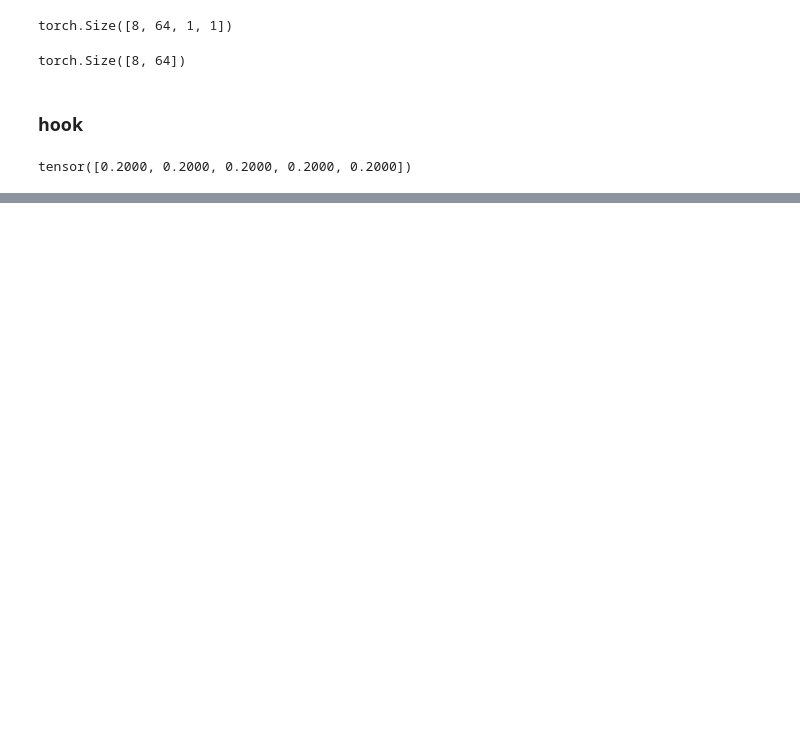
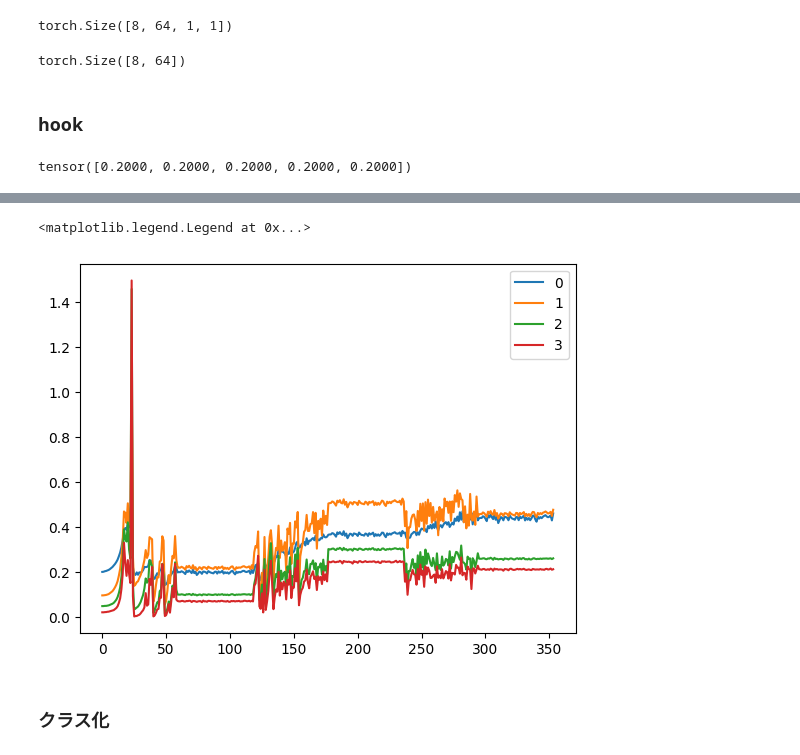
Before and after one commit to Syota-Ymauchi/RNN, a Jupyter notebook: review_cnn.ipynb, the cells around one changed output, grey strips where cells are left out. Cells and saved outputs as stored; diff of their text form; code cells hidden in the pictures; blank space fills up the shorter version.

```diff
--- a/review_cnn.ipynb
+++ b/review_cnn.ipynb
@@ -34,0 +47,3 @@ torch.Size([8, 10])
+# %%
+for name, module in conv_model.named_modules():
+    print(name)
@@ -59,9 +90,9 @@ tensor([0.2000, 0.2000, 0.2000, 0.2000, 0.2000])
 # %%
-outputs = {}
-def save_output(module, inp, out, name):
-    module_name = f"{name}_{str(module)}"
-    outputs[module_name] = out.shape
-
+# .register_forward_hookを付ける
 for name, module in conv_model.named_modules():
     if name:
         module.register_forward_hook(partial(save_output, name=name))
+# .register_full_backward_hookを付ける(後ろにあるsave_gradsを先に実行)
+for name, module in conv_model.named_modules():
+    if name:
+        module.register_full_backward_hook(partial(save_grads, name=name))
@@ -67,0 +187,12 @@ for name, module in conv_model.named_modules():
+# %%
+act_means = [[] for module in conv_model if isinstance(module, nn.ReLU)]
+act_stds = [[] for module in conv_model if isinstance(module, nn.ReLU)]
+relu_layres = [module for module in conv_model if isinstance(module, nn.ReLU)]
+
+
+def save_statistics(i, module, inp, out):
+    act_means[i].append(out.detach().cpu().mean())
+    act_stds[i].append(out.detach().cpu().std())
+
+for i, relu in enumerate(relu_layres):
+    relu_layres[i].register_forward_hook(partial(save_statistics, i))
@@ -67,0 +218,10 @@ for name, module in conv_model.named_modules():
+# %%
+for act_mean in act_means:
+    plt.plot(act_mean)
+
+plt.legend(range(len(act_means)))
+# %% [output]
+<matplotlib.legend.Legend at 0x...>
+[figure, added]
+# %% [markdown]
+### クラス化
```
Also changed, not shown: parts of 21 cells of this notebook, 1 other file.
